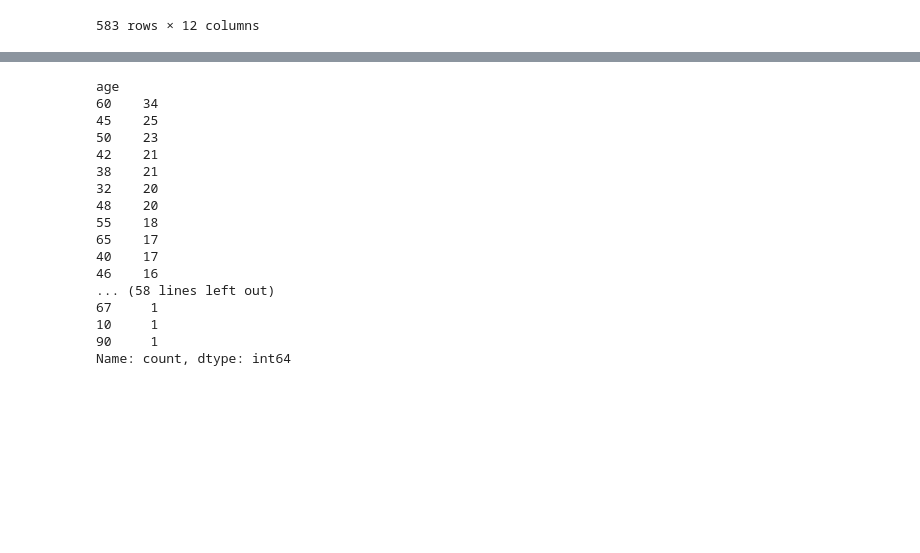
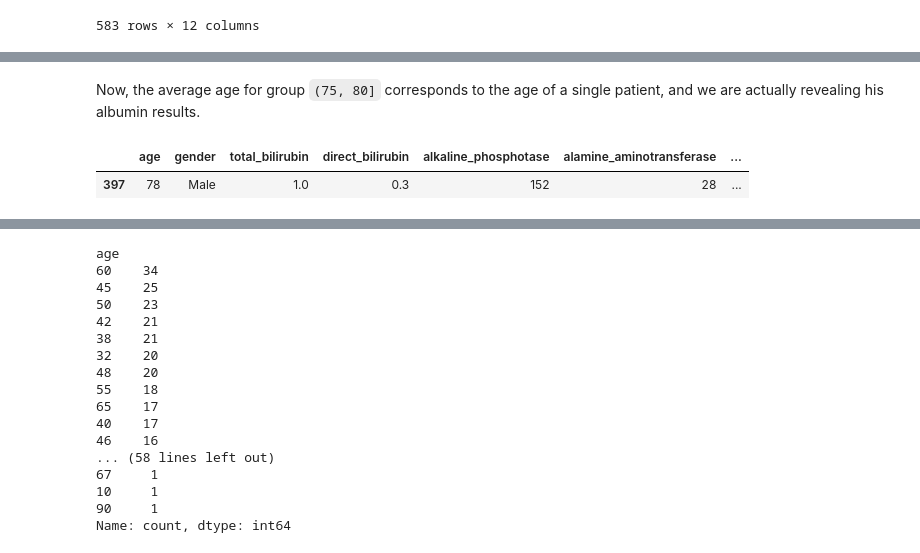
Before and after one commit to alan-turing-institute/sqlsynthgen-health-demo, a Jupyter notebook: ipynb/sqlsynthgen-healthcare-demo.ipynb, the cells around one changed output, grey strips where cells are left out. Saved outputs shown, nothing was run; the diff lists cells and outputs as text; code cells hidden in the pictures; blank space fills up the shorter version.

```diff
--- a/ipynb/sqlsynthgen-healthcare-demo.ipynb
+++ b/ipynb/sqlsynthgen-healthcare-demo.ipynb
@@ -43,0 +120,8 @@ query_dataframe
+# %% [markdown]
+Now, the average age for group `(75, 80]` corresponds to the age of a single patient, and we are actually revealing his albumin results.
+# %%
+average_age: float = 78.0
+patient_data.query(f"age == {average_age}")
+# %% [output]
+|  | age | gender | total_bilirubin | direct_bilirubin | alkaline_phosphotase | alamine_aminotransferase | ... |
+| 397 | 78 | Male | 1.0 | 0.3 | 152 | 28 | ... |
```
Also changed, not shown: parts of 28 cells of this notebook, 3 other files.
